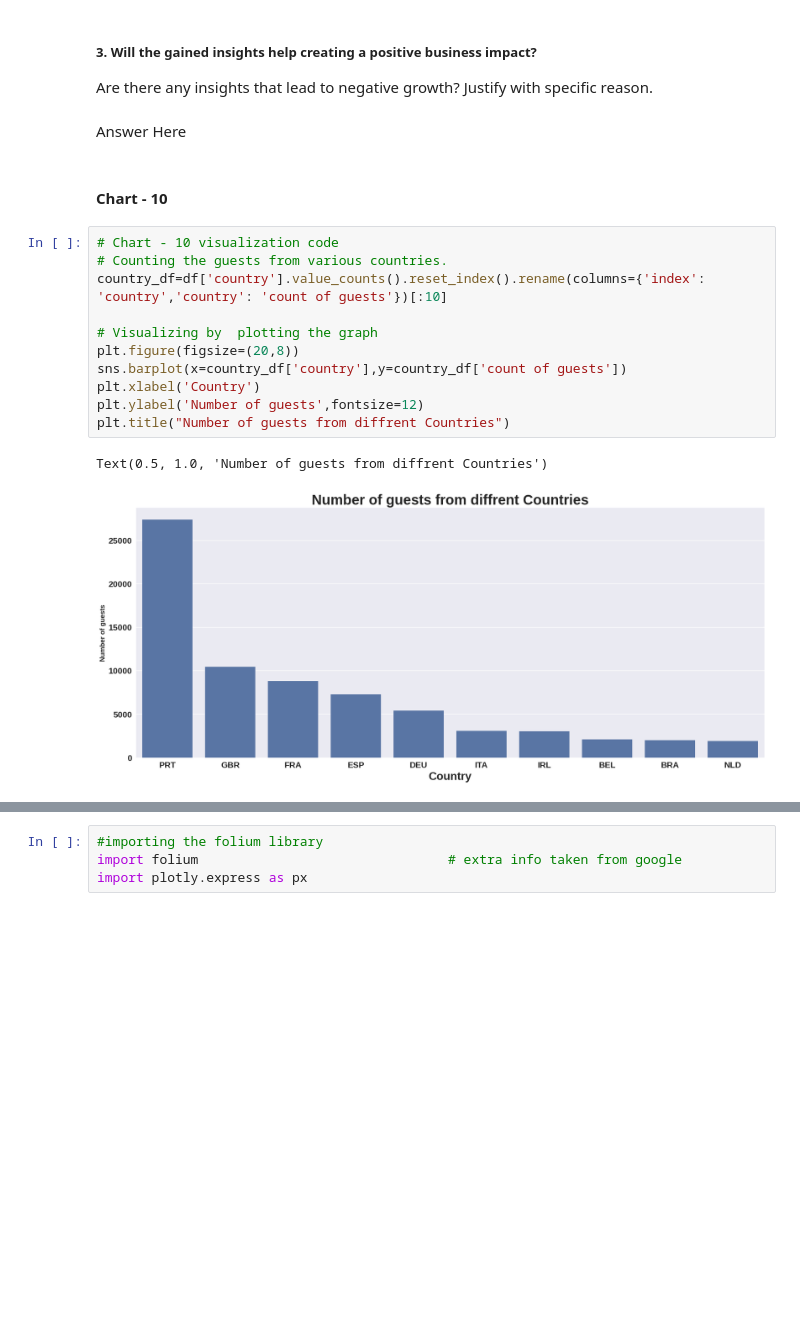
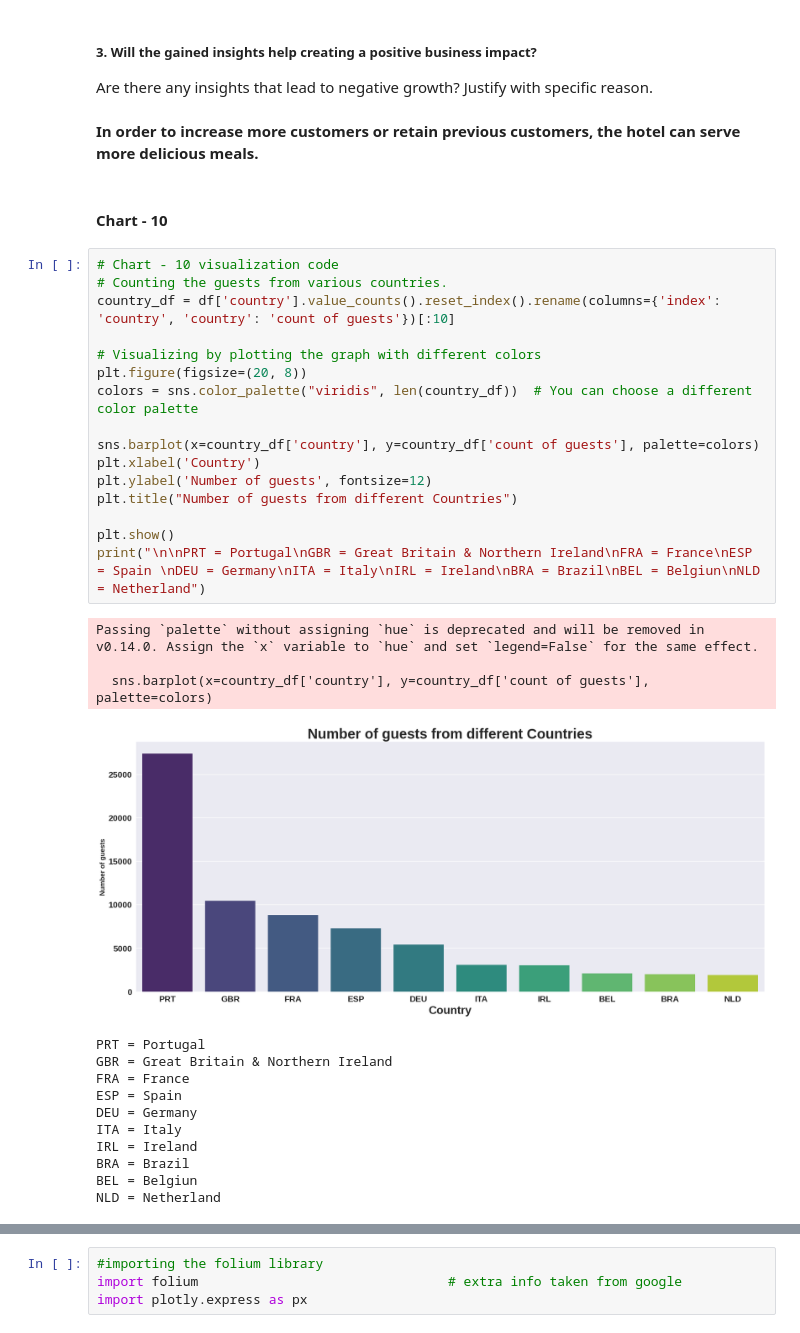
Before and after one commit to pranjalikathait/Numerical-Programming-in-python, a Jupyter notebook: Copy_of_Sample_EDA_Submission_Template.ipynb, the cells around one changed output, grey strips where cells are left out. Saved outputs shown, nothing was run; the diff lists cells and outputs as text; blank space fills up the shorter version.

```diff
--- a/Copy_of_Sample_EDA_Submission_Template.ipynb
+++ b/Copy_of_Sample_EDA_Submission_Template.ipynb
@@ -956,21 +988,38 @@ Answer Here
 # %% [markdown]
 ##### 3. Will the gained insights help creating a positive business impact?
 Are there any insights that lead to negative growth? Justify with specific reason.
-# %% [markdown]
-Answer Here
+# %% [markdown]
+**In order to increase more customers or retain previous customers, the hotel can serve more delicious meals.**
 # %% [markdown]
 #### Chart - 10
 # %%
 # Chart - 10 visualization code
 # Counting the guests from various countries.
-country_df=df['country'].value_counts().reset_index().rename(columns={'index': 'country','country': 'count of guests'})[:10]
+country_df = df['country'].value_counts().reset_index().rename(columns={'index': 'country', 'country': 'count of guests'})[:10]
 
-# Visualizing by  plotting the graph
-plt.figure(figsize=(20,8))
-sns.barplot(x=country_df['country'],y=country_df['count of guests'])
+# Visualizing by plotting the graph with different colors
+plt.figure(figsize=(20, 8))
+colors = sns.color_palette("viridis", len(country_df))  # You can choose a different color palette
+
+sns.barplot(x=country_df['country'], y=country_df['count of guests'], palette=colors)
 plt.xlabel('Country')
-plt.ylabel('Number of guests',fontsize=12)
-plt.title("Number of guests from diffrent Countries")
+plt.ylabel('Number of guests', fontsize=12)
+plt.title("Number of guests from different Countries")
+
+plt.show()
+print("\n\nPRT = Portugal\nGBR = Great Britain & Northern Ireland\nFRA = France\nESP = Spain \nDEU = Germany\nITA = Italy\nIRL = Ireland\nBRA = Brazil\nBEL = Belgiun\nNLD = Netherland")
 # %% [output]
-Text(0.5, 1.0, 'Number of guests from diffrent Countries')
+Passing `palette` without assigning `hue` is deprecated and will be removed in v0.14.0. Assign the `x` variable to `hue` and set `legend=False` for the same effect.
+
+  sns.barplot(x=country_df['country'], y=country_df['count of guests'], palette=colors)
-[figure, old version]
+[figure, new version]
+PRT = Portugal
+GBR = Great Britain & Northern Ireland
+FRA = France
+ESP = Spain
+DEU = Germany
+ITA = Italy
+IRL = Ireland
+BRA = Brazil
+BEL = Belgiun
+NLD = Netherland
```
Also changed, not shown: parts of 94 cells of this notebook.
